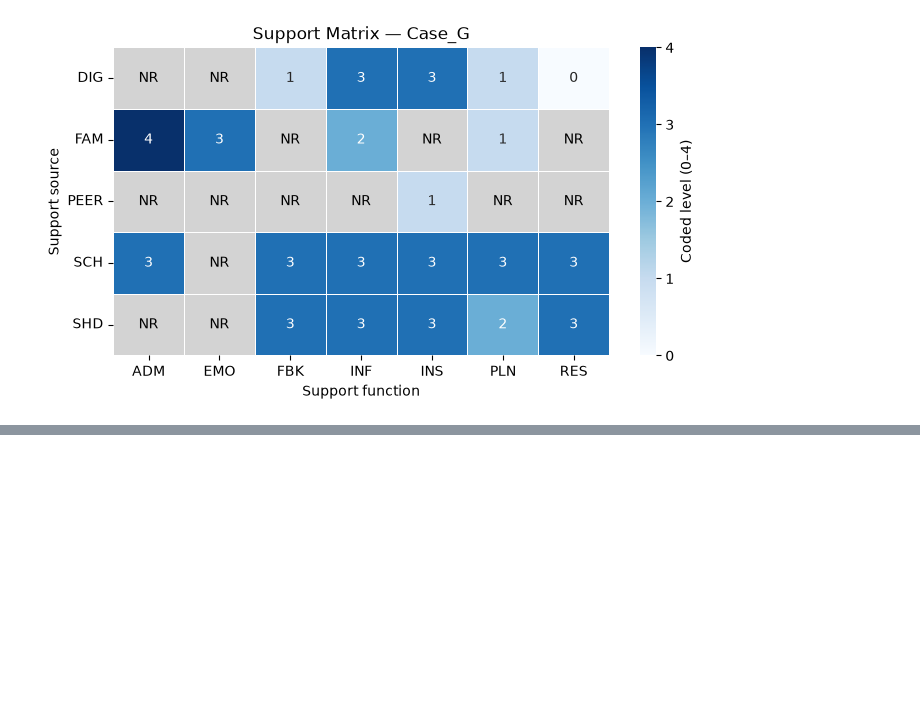
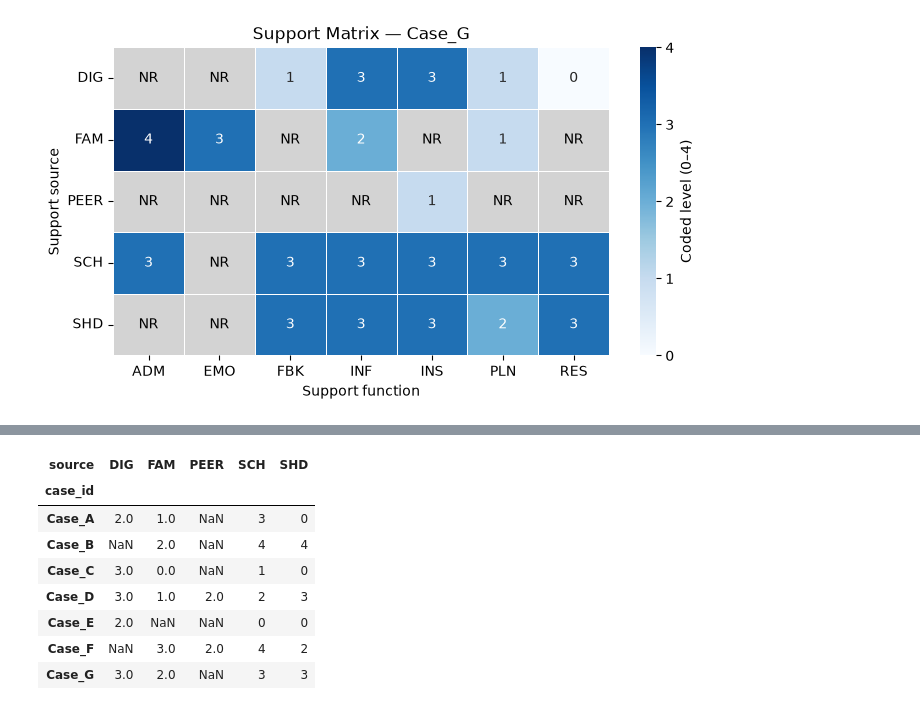
Before and after one commit to Joy090810/standardized-test-fairness, a Jupyter notebook: notebooks/01_data_overview.ipynb, the cells around one changed output, grey strips where cells are left out. Drawn from its saved outputs; the diff is of its cells as text; code cells hidden in the pictures; blank space fills up the shorter version.

```diff
--- a/notebooks/01_data_overview.ipynb
+++ b/notebooks/01_data_overview.ipynb
@@ -380,0 +418,13 @@ for case_id in cases:
+# %%
+inf_numeric = inf_matrix.apply(pd.to_numeric, errors="coerce")
+inf_numeric
+# %% [output]
+| source | DIG | FAM | PEER | SCH | SHD |
+| case_id |  |  |  |  |  |
+| Case_A | 2.0 | 1.0 | NaN | 3 | 0 |
+| Case_B | NaN | 2.0 | NaN | 4 | 4 |
+| Case_C | 3.0 | 0.0 | NaN | 1 | 0 |
+| Case_D | 3.0 | 1.0 | 2.0 | 2 | 3 |
+| Case_E | 2.0 | NaN | NaN | 0 | 0 |
+| Case_F | NaN | 3.0 | 2.0 | 4 | 2 |
+| Case_G | 3.0 | 2.0 | NaN | 3 | 3 |
```
Also changed, not shown: parts of 4 cells of this notebook, 1 other file.
